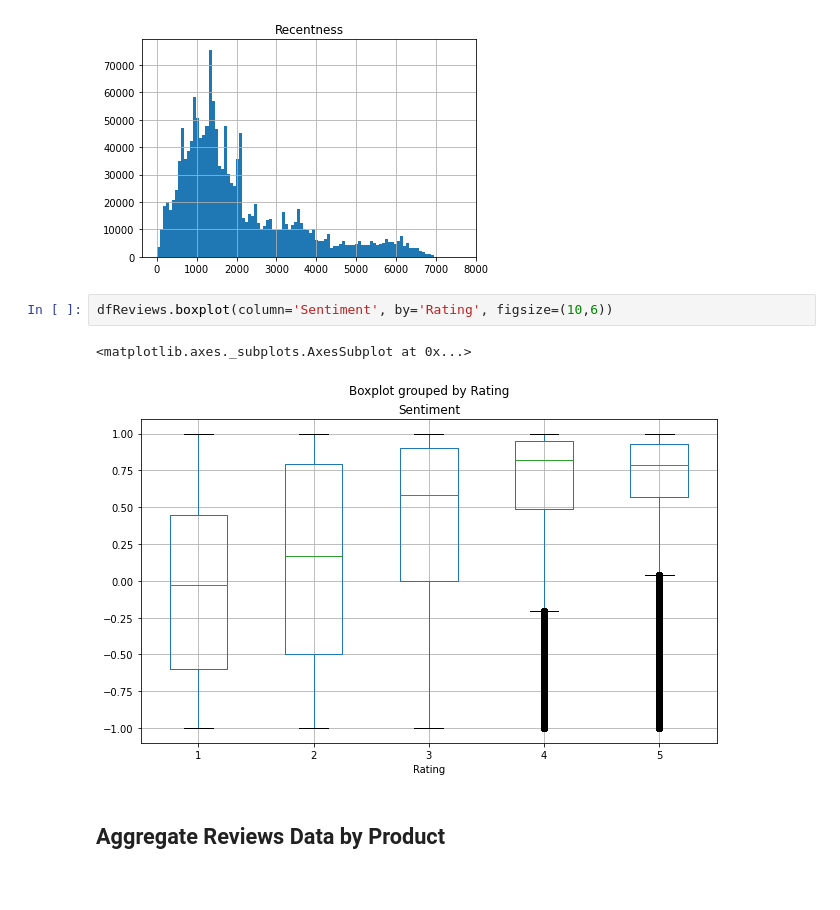
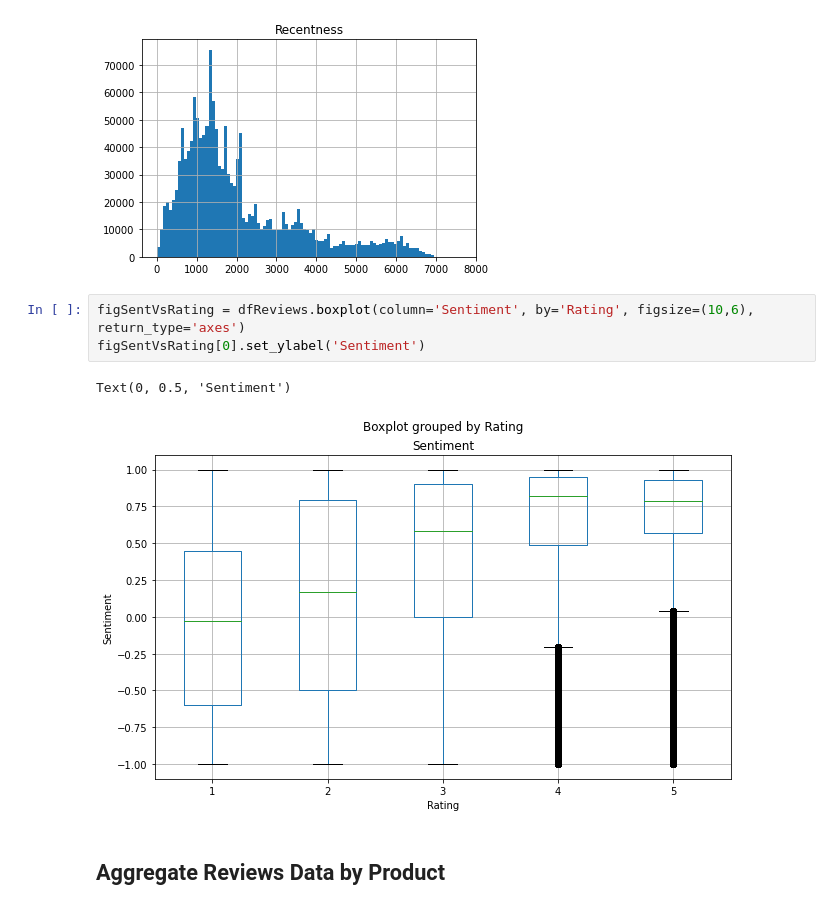
Before and after one commit to ting486/Consumer-Reviews-And-Purchasing-Decisions, a Jupyter notebook: The_Impact_of_Consumer_Reviews_on_BSR.ipynb, the cells around one changed output. Saved outputs shown, nothing was run; the diff lists cells and outputs as text.

```diff
--- a/The_Impact_of_Consumer_Reviews_on_BSR.ipynb
+++ b/The_Impact_of_Consumer_Reviews_on_BSR.ipynb
@@ -634,10 +653,11 @@ array([[<matplotlib.axes._subplots.AxesSubplot object at 0x...>]],
       dtype=object)
 [figure]
 # %%
-dfReviews.boxplot(column='Sentiment', by='Rating', figsize=(10,6))
+figSentVsRating = dfReviews.boxplot(column='Sentiment', by='Rating', figsize=(10,6), return_type='axes')
+figSentVsRating[0].set_ylabel('Sentiment')
 # %% [output]
-<matplotlib.axes._subplots.AxesSubplot at 0x...>
+Text(0, 0.5, 'Sentiment')
-[figure, old version]
+[figure, new version]
 # %% [markdown]
 ## Aggregate Reviews Data by Product
 # %%
```
Also changed, not shown: parts of 55 cells of this notebook.
